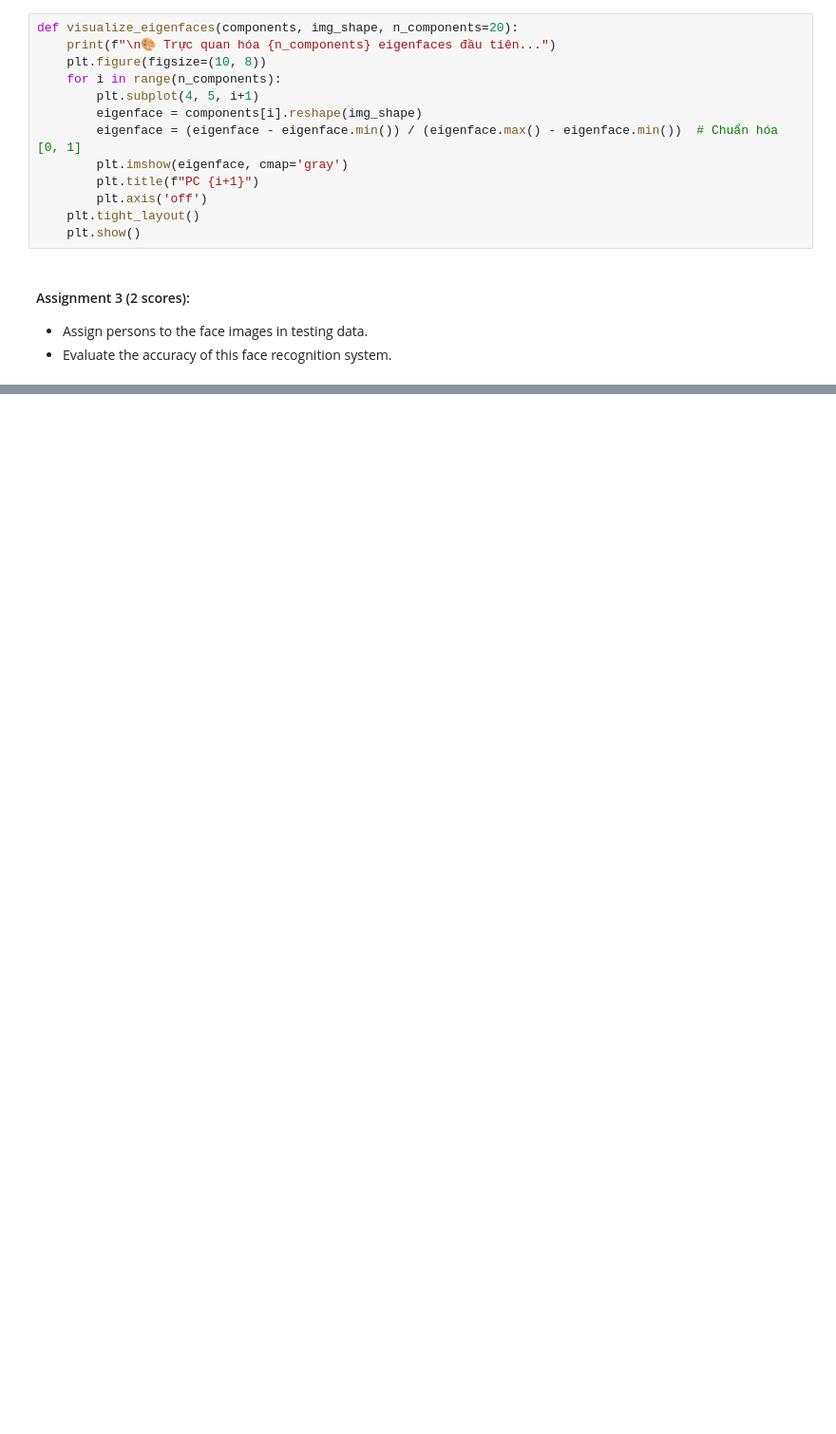
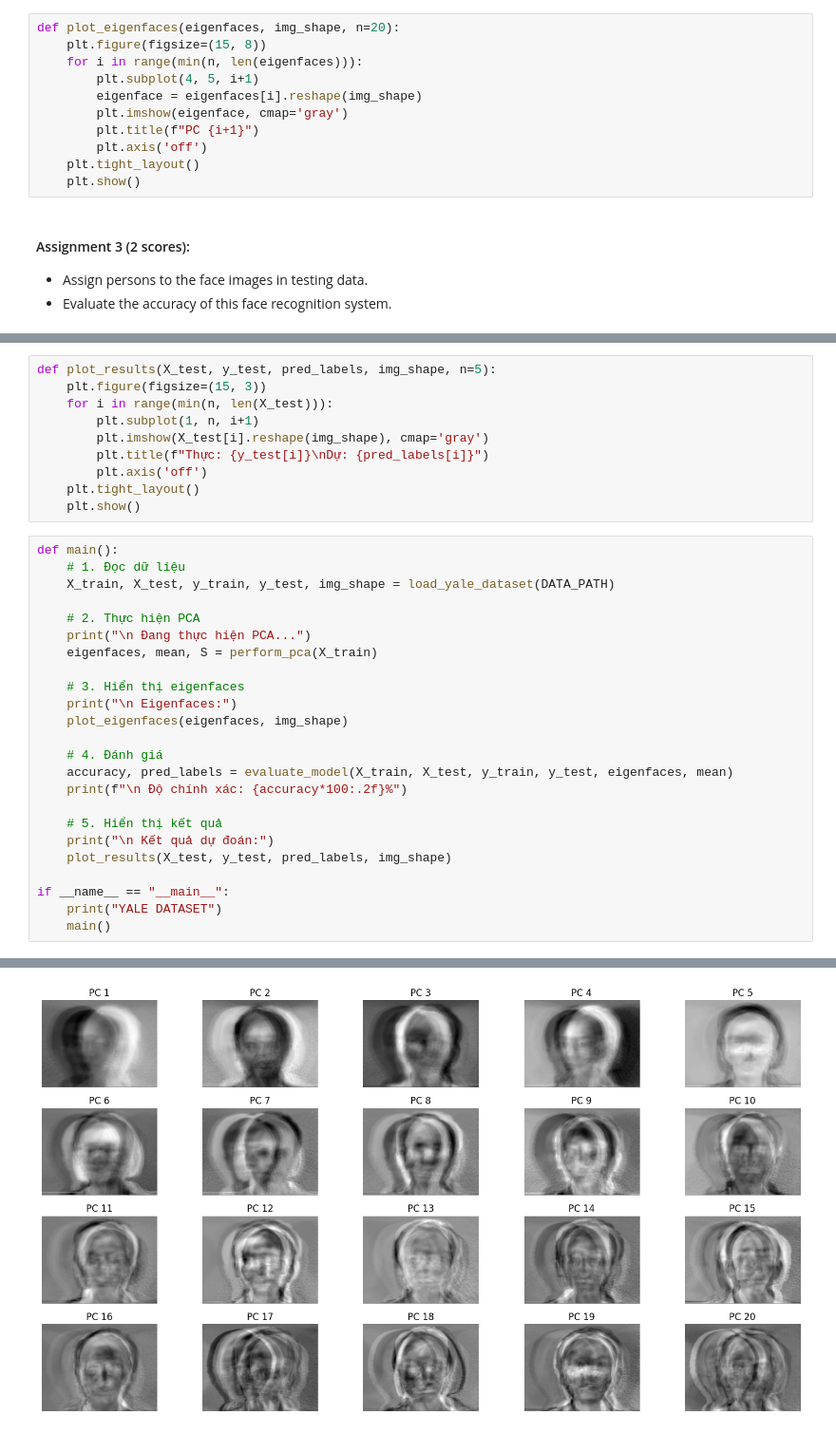
Before and after one commit to ronsupreme/BaiTH3, a Jupyter notebook: BAI_TH3.ipynb, the cells around one changed output, grey strips where cells are left out. Shown at 95% size. Drawn from its saved outputs; the diff is of its cells as text; blank space fills up the shorter version.

```diff
--- a/BAI_TH3.ipynb
+++ b/BAI_TH3.ipynb
@@ -55,11 +101,9 @@ def pca(X):
 # %%
-def visualize_eigenfaces(components, img_shape, n_components=20):
-    print(f"\n🎨 Trực quan hóa {n_components} eigenfaces đầu tiên...")
-    plt.figure(figsize=(10, 8))
-    for i in range(n_components):
+def plot_eigenfaces(eigenfaces, img_shape, n=20):
+    plt.figure(figsize=(15, 8))
+    for i in range(min(n, len(eigenfaces))):
         plt.subplot(4, 5, i+1)
-        eigenface = components[i].reshape(img_shape)
-        eigenface = (eigenface - eigenface.min()) / (eigenface.max() - eigenface.min())  # Chuẩn hóa [0, 1]
+        eigenface = eigenfaces[i].reshape(img_shape)
         plt.imshow(eigenface, cmap='gray')
         plt.title(f"PC {i+1}")
         plt.axis('off')
@@ -124,0 +116,35 @@ if __name__ == "__main__":
+# %%
+def plot_results(X_test, y_test, pred_labels, img_shape, n=5):
+    plt.figure(figsize=(15, 3))
+    for i in range(min(n, len(X_test))):
+        plt.subplot(1, n, i+1)
+        plt.imshow(X_test[i].reshape(img_shape), cmap='gray')
+        plt.title(f"Thực: {y_test[i]}\nDự: {pred_labels[i]}")
+        plt.axis('off')
+    plt.tight_layout()
+    plt.show()
+# %%
+def main():
+    # 1. Đọc dữ liệu
+    X_train, X_test, y_train, y_test, img_shape = load_yale_dataset(DATA_PATH)
+
+    # 2. Thực hiện PCA
+    print("\n Đang thực hiện PCA...")
+    eigenfaces, mean, S = perform_pca(X_train)
+
+    # 3. Hiển thị eigenfaces
+    print("\n Eigenfaces:")
+    plot_eigenfaces(eigenfaces, img_shape)
+
+    # 4. Đánh giá
+    accuracy, pred_labels = evaluate_model(X_train, X_test, y_train, y_test, eigenfaces, mean)
+    print(f"\n Độ chính xác: {accuracy*100:.2f}%")
+
+    # 5. Hiển thị kết quả
+    print("\n Kết quả dự đoán:")
+    plot_results(X_test, y_test, pred_labels, img_shape)
+
+if __name__ == "__main__":
+    print("YALE DATASET")
+    main()
+# %% [output]
@@ -124,0 +159 @@ if __name__ == "__main__":
+[figure, added]
```
Also changed, not shown: parts of 8 cells of this notebook.
